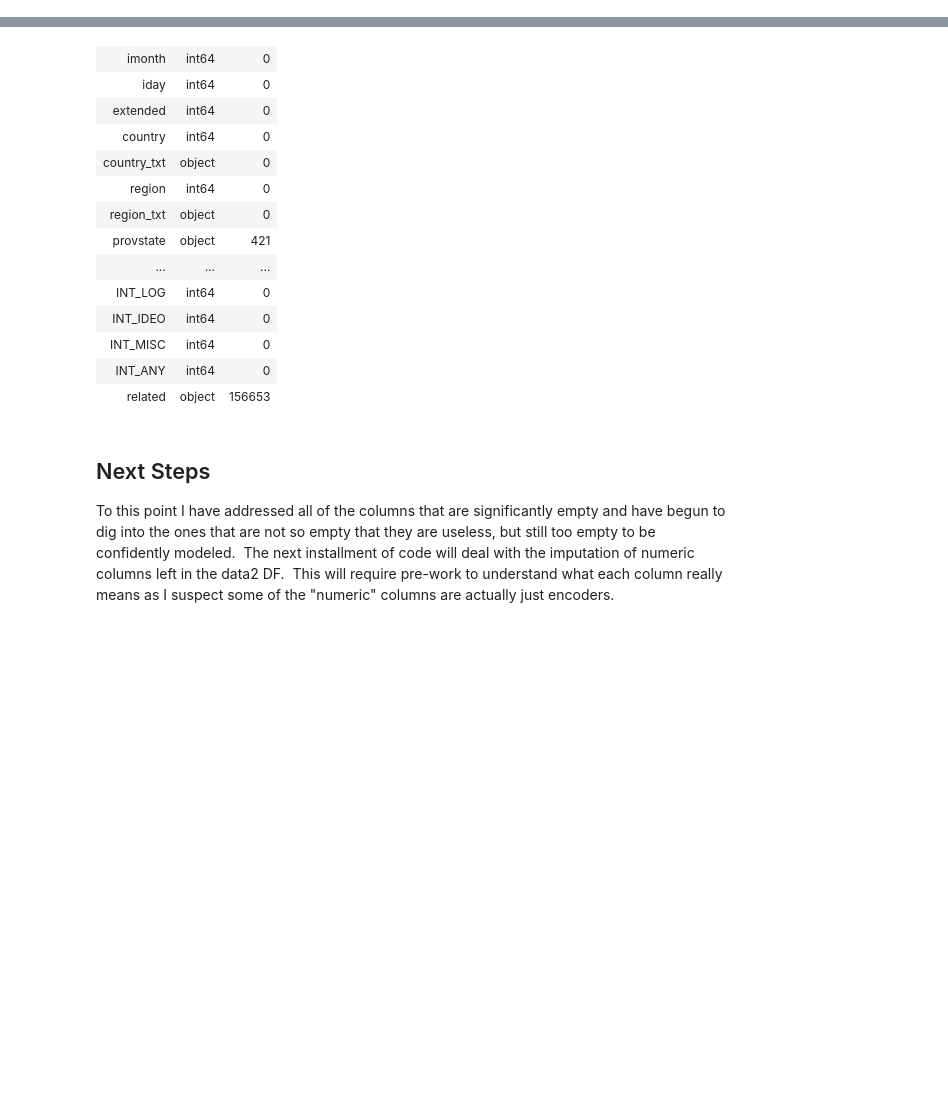
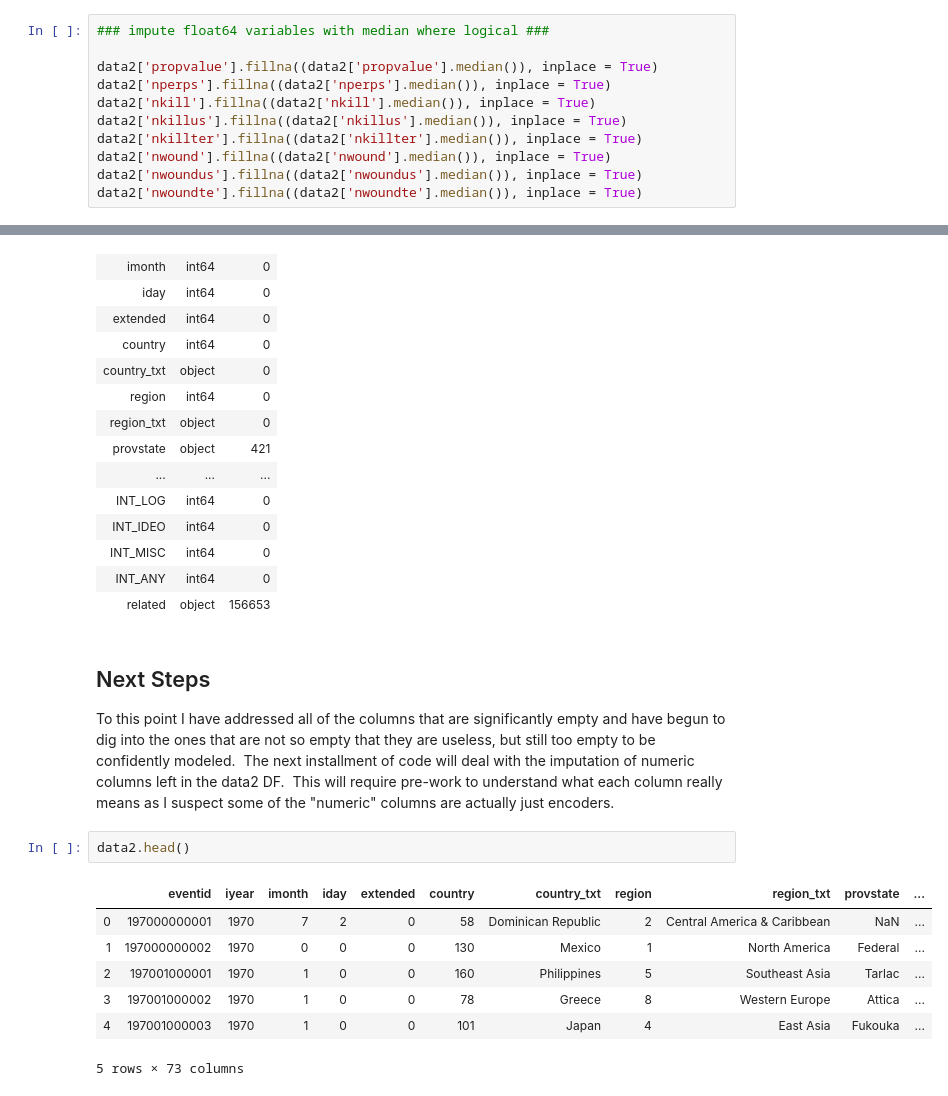
Before and after one commit to rowlandhill2020/GTD_2020_Project, a Jupyter notebook: Intl_Terror.ipynb, the cells around one changed output, grey strips where cells are left out. Saved outputs shown, nothing was run; the diff lists cells and outputs as text; blank space fills up the shorter version.

```diff
--- a/Intl_Terror.ipynb
+++ b/Intl_Terror.ipynb
@@ -208,0 +202,11 @@ data2.propvalue.isnull().sum()
+# %%
+### impute float64 variables with median where logical ###
+
+data2['propvalue'].fillna((data2['propvalue'].median()), inplace = True)
+data2['nperps'].fillna((data2['nperps'].median()), inplace = True)
+data2['nkill'].fillna((data2['nkill'].median()), inplace = True)
+data2['nkillus'].fillna((data2['nkillus'].median()), inplace = True)
+data2['nkillter'].fillna((data2['nkillter'].median()), inplace = True)
+data2['nwound'].fillna((data2['nwound'].median()), inplace = True)
+data2['nwoundus'].fillna((data2['nwoundus'].median()), inplace = True)
+data2['nwoundte'].fillna((data2['nwoundte'].median()), inplace = True)
@@ -236,3 +246,13 @@ checkDF
 ## Next Steps ##
 
 To this point I have addressed all of the columns that are significantly empty and have begun to dig into the ones that are not so empty that they are useless, but still too empty to be confidently modeled.  The next installment of code will deal with the imputation of numeric columns left in the data2 DF.  This will require pre-work to understand what each column really means as I suspect some of the "numeric" columns are actually just encoders.
+# %%
+data2.head()
+# %% [output]
+|  | eventid | iyear | imonth | iday | extended | country | country_txt | region | region_txt | provstate | ... |
+| 0 | 197000000001 | 1970 | 7 | 2 | 0 | 58 | Dominican Republic | 2 | Central America & Caribbean | NaN | ... |
+| 1 | 197000000002 | 1970 | 0 | 0 | 0 | 130 | Mexico | 1 | North America | Federal | ... |
+| 2 | 197001000001 | 1970 | 1 | 0 | 0 | 160 | Philippines | 5 | Southeast Asia | Tarlac | ... |
+| 3 | 197001000002 | 1970 | 1 | 0 | 0 | 78 | Greece | 8 | Western Europe | Attica | ... |
+| 4 | 197001000003 | 1970 | 1 | 0 | 0 | 101 | Japan | 4 | East Asia | Fukouka | ... |
+5 rows × 73 columns
```
Also changed, not shown: parts of 13 cells of this notebook.
